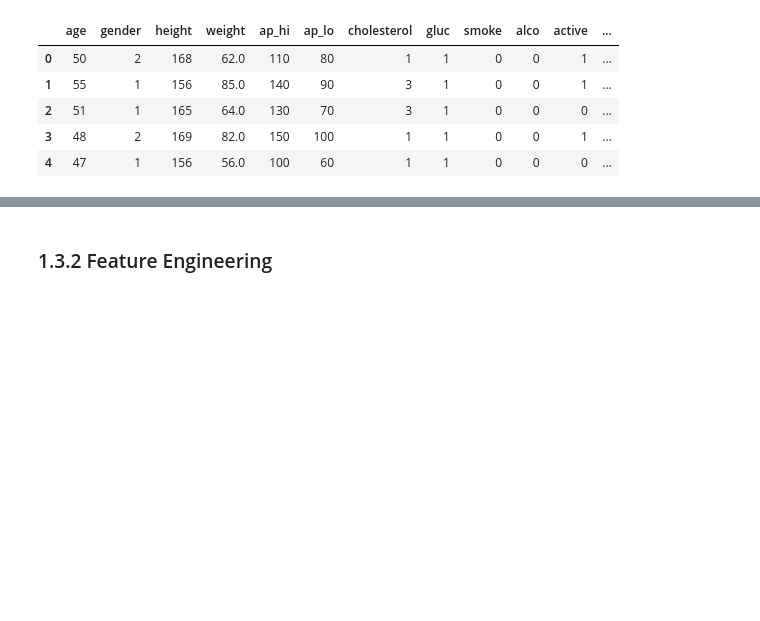
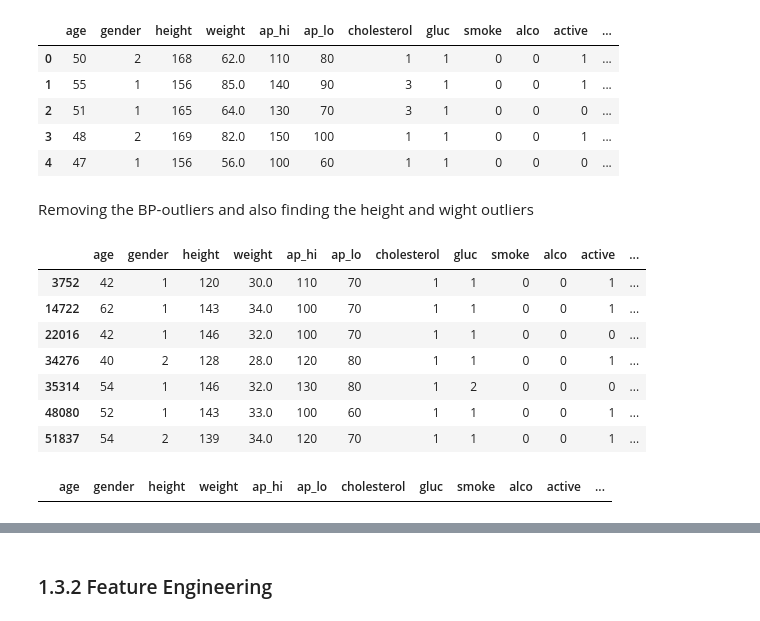
Before and after one commit to Robergjo/MachineLearning-Joakim-Roberg, a Jupyter notebook: Lab/Upgift1.ipynb, the cells around one changed output, grey strips where cells are left out. Cells and saved outputs as stored; diff of their text form; code cells hidden in the pictures; blank space fills up the shorter version.

```diff
--- a/Lab/Upgift1.ipynb
+++ b/Lab/Upgift1.ipynb
@@ -230,3 +244,5 @@ df.head()
 | 2 | 51 | 1 | 165 | 64.0 | 130 | 70 | 3 | 1 | 0 | 0 | 0 | ... |
 | 3 | 48 | 2 | 169 | 82.0 | 150 | 100 | 1 | 1 | 0 | 0 | 1 | ... |
 | 4 | 47 | 1 | 156 | 56.0 | 100 | 60 | 1 | 1 | 0 | 0 | 0 | ... |
+# %% [markdown]
+Removing the BP-outliers and also finding the height and wight outliers
@@ -232,0 +252,16 @@ df.head()
+# %%
+df_height_outliers = df[(df["height"] < 100) | (df["height"] > 220)]
+
+
+df_weight_outliers = df[(df["weight"] < 35) | (df["weight"] > 250)]
+display(df_weight_outliers, df_height_outliers)
+# %% [output]
+|  | age | gender | height | weight | ap_hi | ap_lo | cholesterol | gluc | smoke | alco | active | ... |
+| 3752 | 42 | 1 | 120 | 30.0 | 110 | 70 | 1 | 1 | 0 | 0 | 1 | ... |
+| 14722 | 62 | 1 | 143 | 34.0 | 100 | 70 | 1 | 1 | 0 | 0 | 1 | ... |
+| 22016 | 42 | 1 | 146 | 32.0 | 100 | 70 | 1 | 1 | 0 | 0 | 0 | ... |
+| 34276 | 40 | 2 | 128 | 28.0 | 120 | 80 | 1 | 1 | 0 | 0 | 1 | ... |
+| 35314 | 54 | 1 | 146 | 32.0 | 130 | 80 | 1 | 2 | 0 | 0 | 0 | ... |
+| 48080 | 52 | 1 | 143 | 33.0 | 100 | 60 | 1 | 1 | 0 | 0 | 1 | ... |
+| 51837 | 54 | 2 | 139 | 34.0 | 120 | 70 | 1 | 1 | 0 | 0 | 1 | ... |
+|  | age | gender | height | weight | ap_hi | ap_lo | cholesterol | gluc | smoke | alco | active | ... |
```
Also changed, not shown: parts of 10 cells of this notebook.
